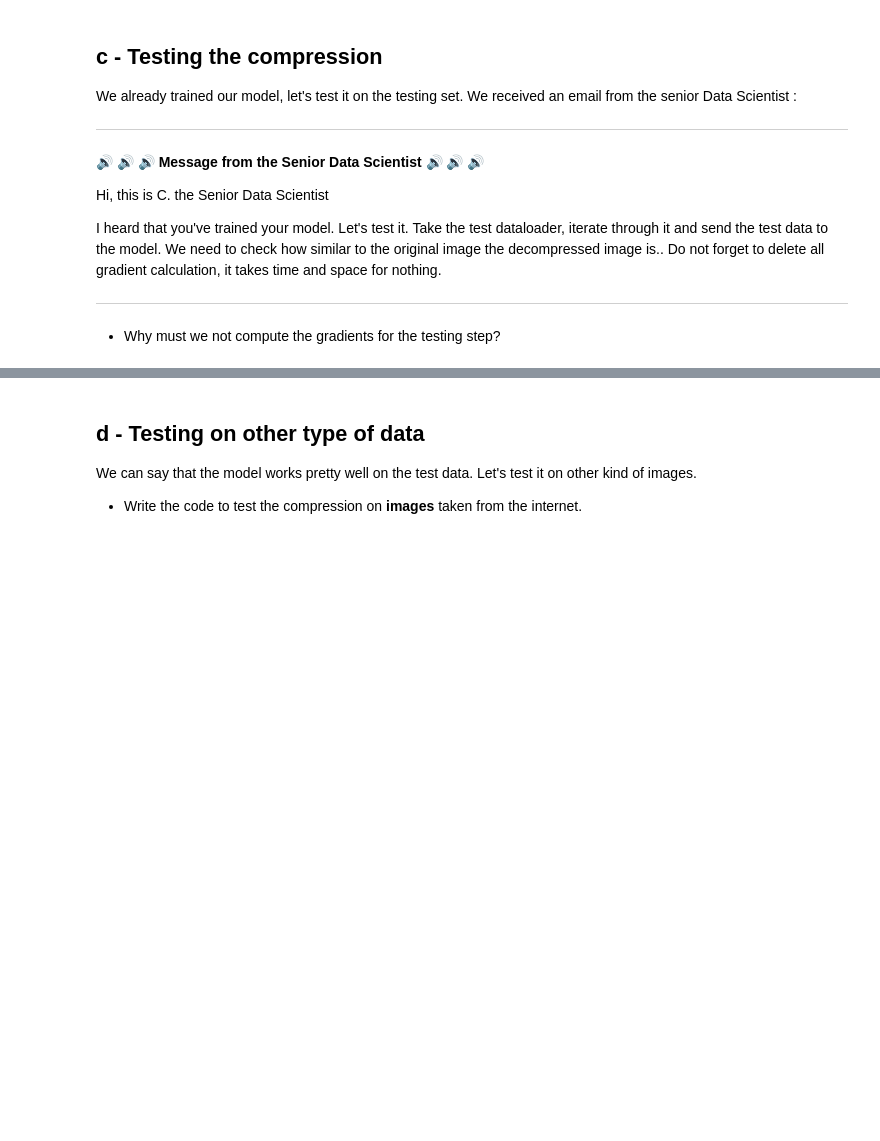
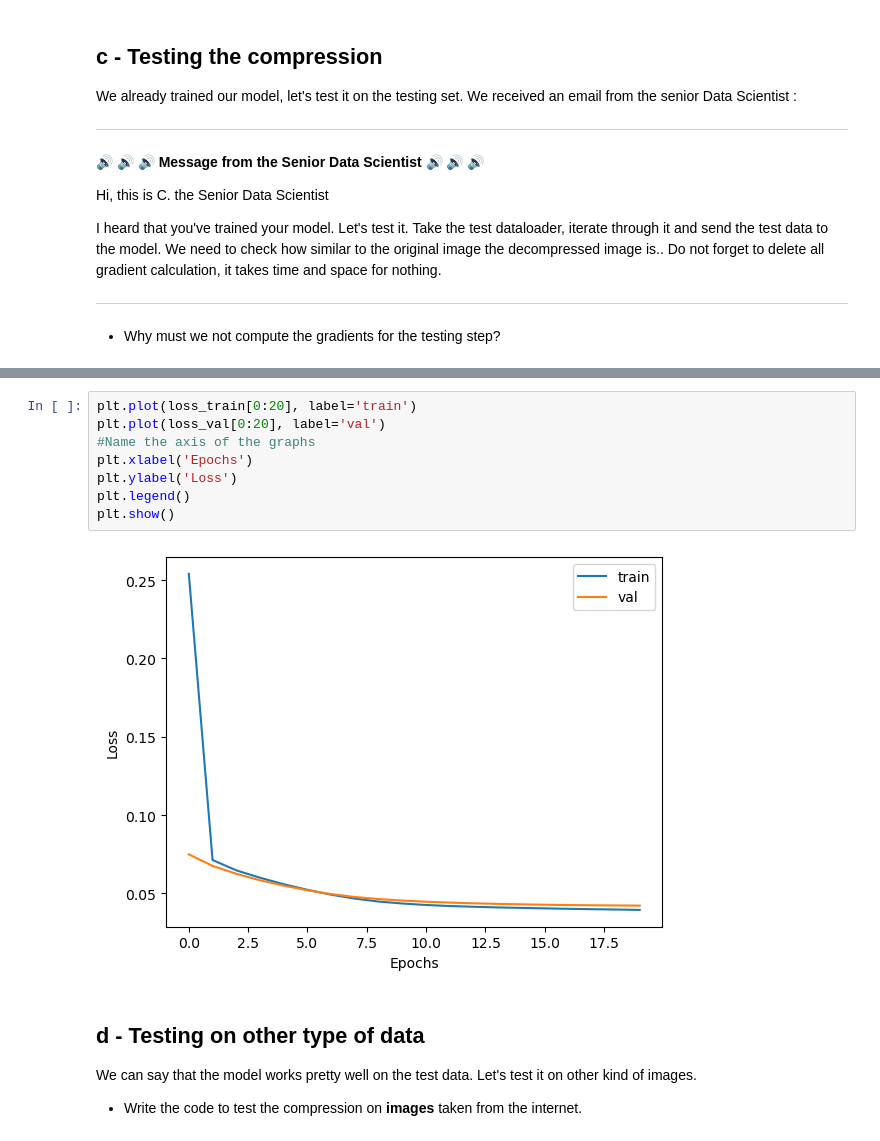
Before and after one commit to MurphLaws/JPEGCompression, a Jupyter notebook: Lab2_AE.ipynb, the cells around one changed output, grey strips where cells are left out. Drawn from its saved outputs; the diff is of its cells as text; blank space fills up the shorter version.

```diff
--- a/Lab2_AE.ipynb
+++ b/Lab2_AE.ipynb
@@ -707,3 +746,13 @@ The decompression of the Encoded Test Dataset has an reconstruction error of:  t
+# %%
+plt.plot(loss_train[0:20], label='train')
+plt.plot(loss_val[0:20], label='val')
+#Name the axis of the graphs
+plt.xlabel('Epochs')
+plt.ylabel('Loss')
+plt.legend()
+plt.show()
+# %% [output]
+[figure, added]
 # %% [markdown]
 ## d - Testing on other type of data
 
```
Also changed, not shown: parts of 16 cells of this notebook.
